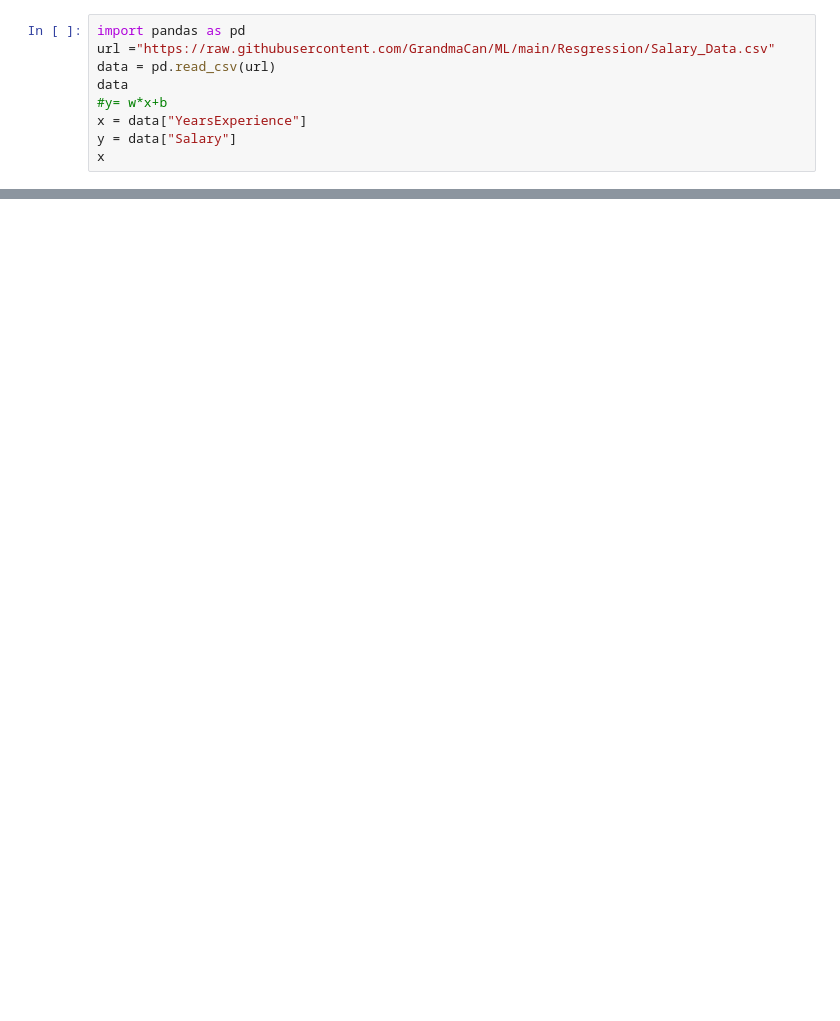
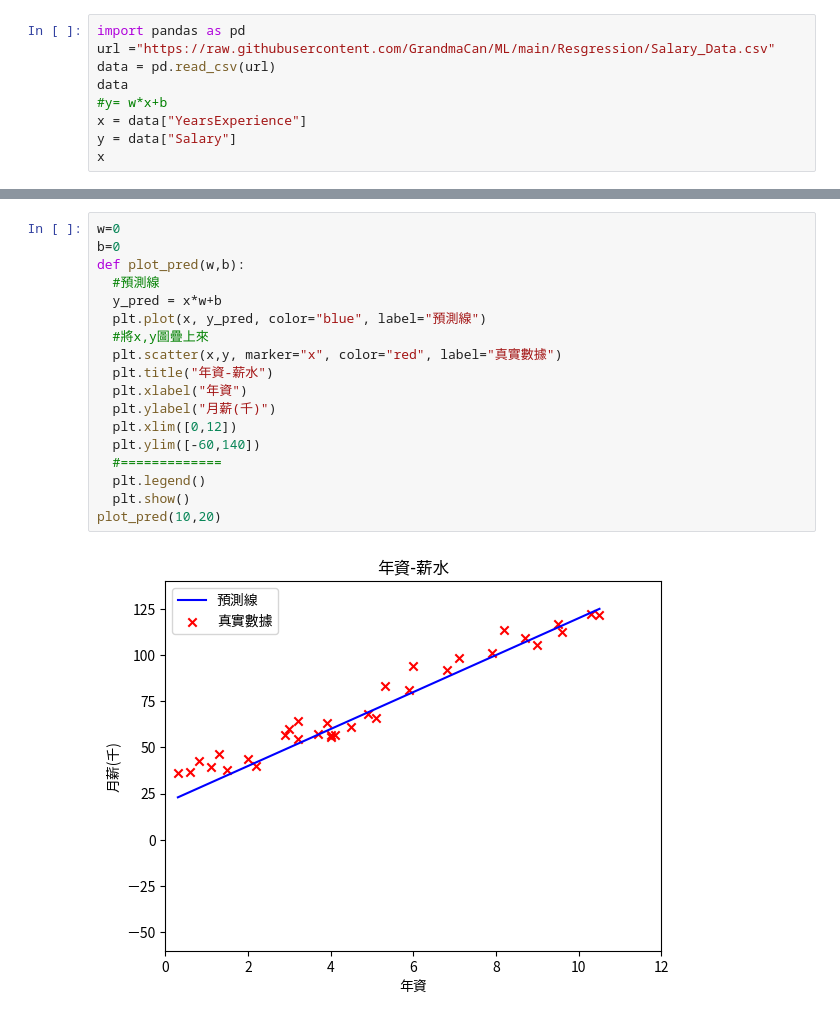
Before and after one commit to William3265/-, a Jupyter notebook: 環境建置.ipynb, the cells around one changed output, grey strips where cells are left out. Saved outputs shown, nothing was run; the diff lists cells and outputs as text; blank space fills up the shorter version.

```diff
--- a/環境建置.ipynb
+++ b/環境建置.ipynb
@@ -48,0 +57,20 @@ plt.show()
+# %%
+w=0
+b=0
+def plot_pred(w,b):
+  #預測線
+  y_pred = x*w+b
+  plt.plot(x, y_pred, color="blue", label="預測線")
+  #將x,y圖疊上來
+  plt.scatter(x,y, marker="x", color="red", label="真實數據")
+  plt.title("年資-薪水")
+  plt.xlabel("年資")
+  plt.ylabel("月薪(千)")
+  plt.xlim([0,12])
+  plt.ylim([-60,140])
+  #=============
+  plt.legend()
+  plt.show()
+plot_pred(10,20)
+# %% [output]
+[figure, added]
```
Also changed, not shown: parts of 11 cells of this notebook.
